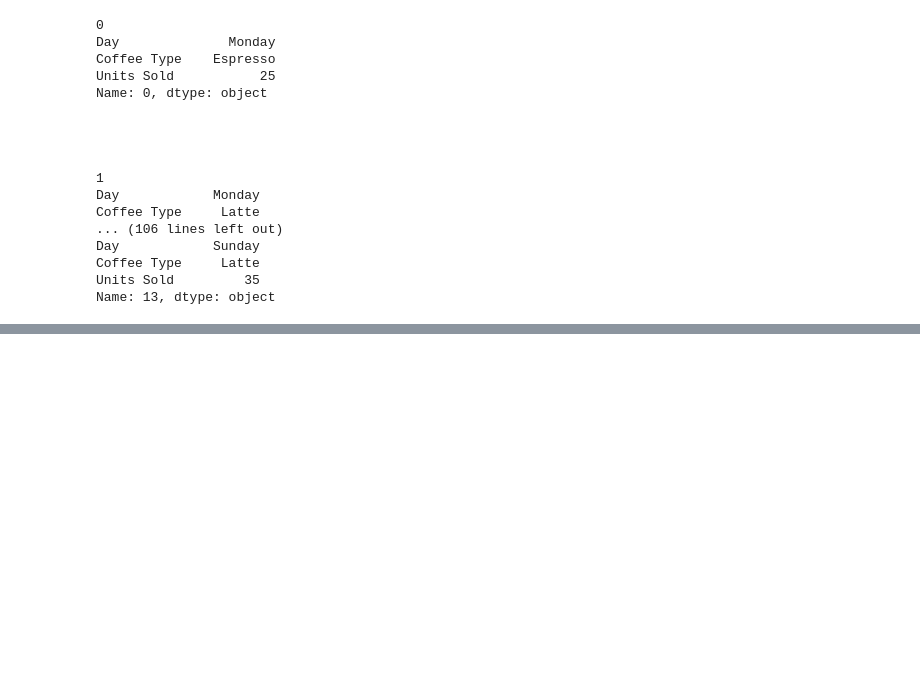
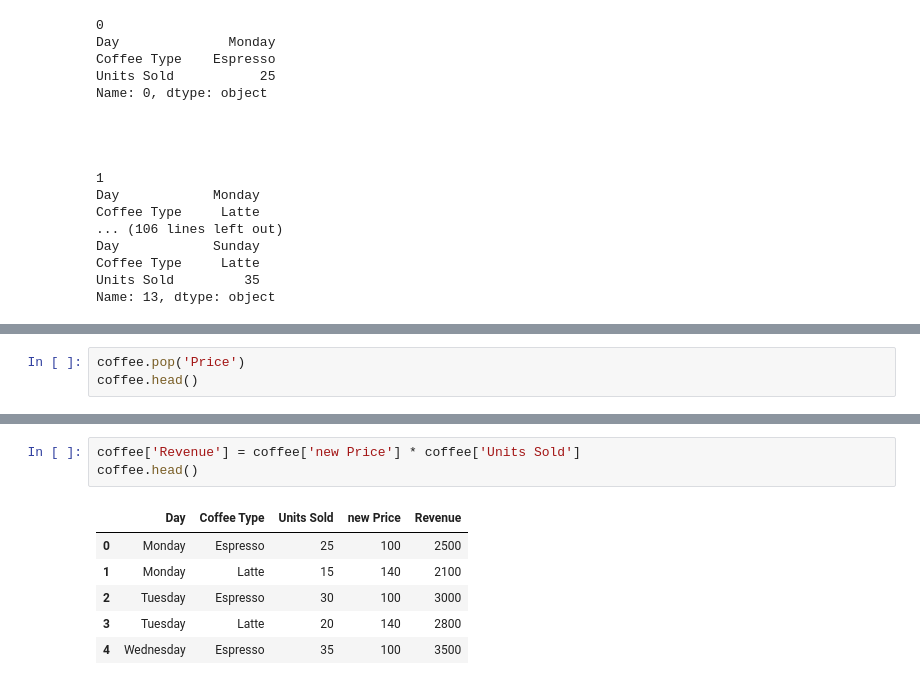
Before and after one commit to Carolalex1612/AI-Training, a Jupyter notebook: Practice.ipynb, the cells around one changed output, grey strips where cells are left out. Cells and saved outputs as stored; diff of their text form; blank space fills up the shorter version.

```diff
--- a/Practice.ipynb
+++ b/Practice.ipynb
@@ -94,0 +139,3 @@ Name: 13, dtype: object
+# %%
+coffee.pop('Price')
+coffee.head()
@@ -94,0 +149,10 @@ Name: 13, dtype: object
+# %%
+coffee['Revenue'] = coffee['new Price'] * coffee['Units Sold']
+coffee.head()
+# %% [output]
+|  | Day | Coffee Type | Units Sold | new Price | Revenue |
+| 0 | Monday | Espresso | 25 | 100 | 2500 |
+| 1 | Monday | Latte | 15 | 140 | 2100 |
+| 2 | Tuesday | Espresso | 30 | 100 | 3000 |
+| 3 | Tuesday | Latte | 20 | 140 | 2800 |
+| 4 | Wednesday | Espresso | 35 | 100 | 3500 |
```
Also changed, not shown: parts of 14 cells of this notebook.
